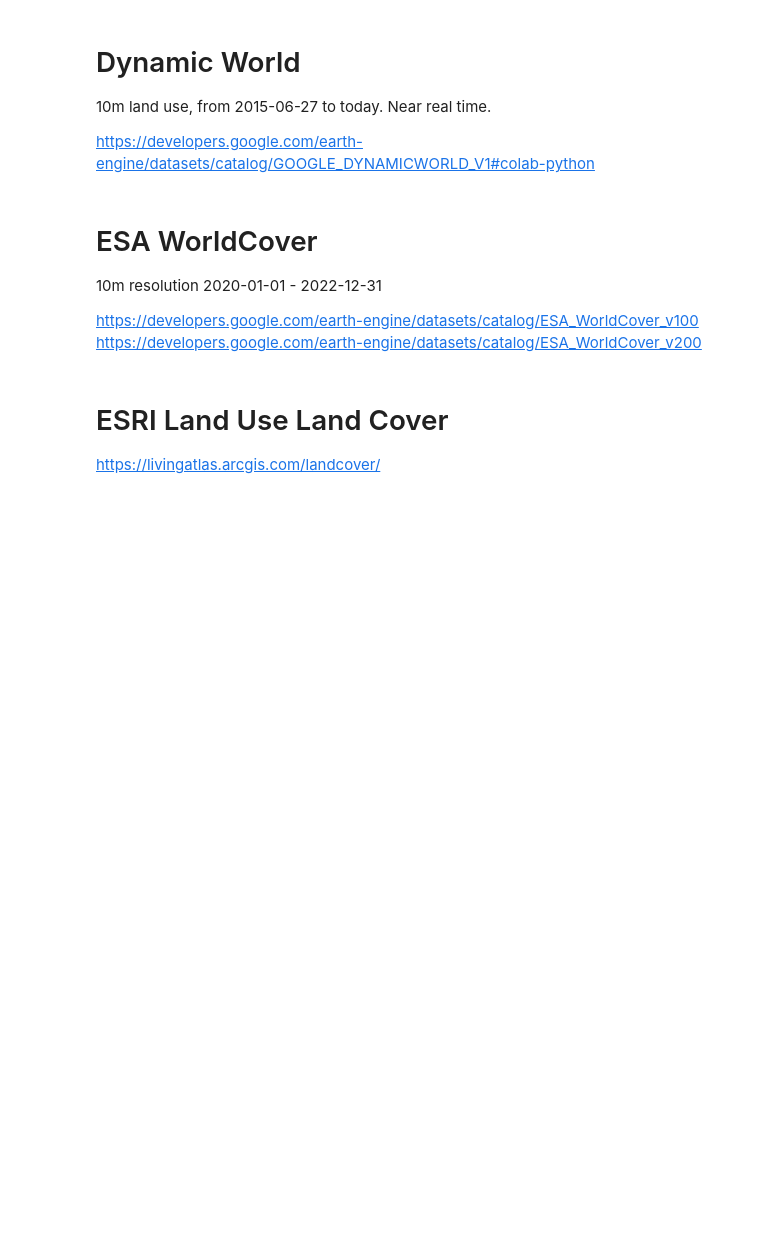
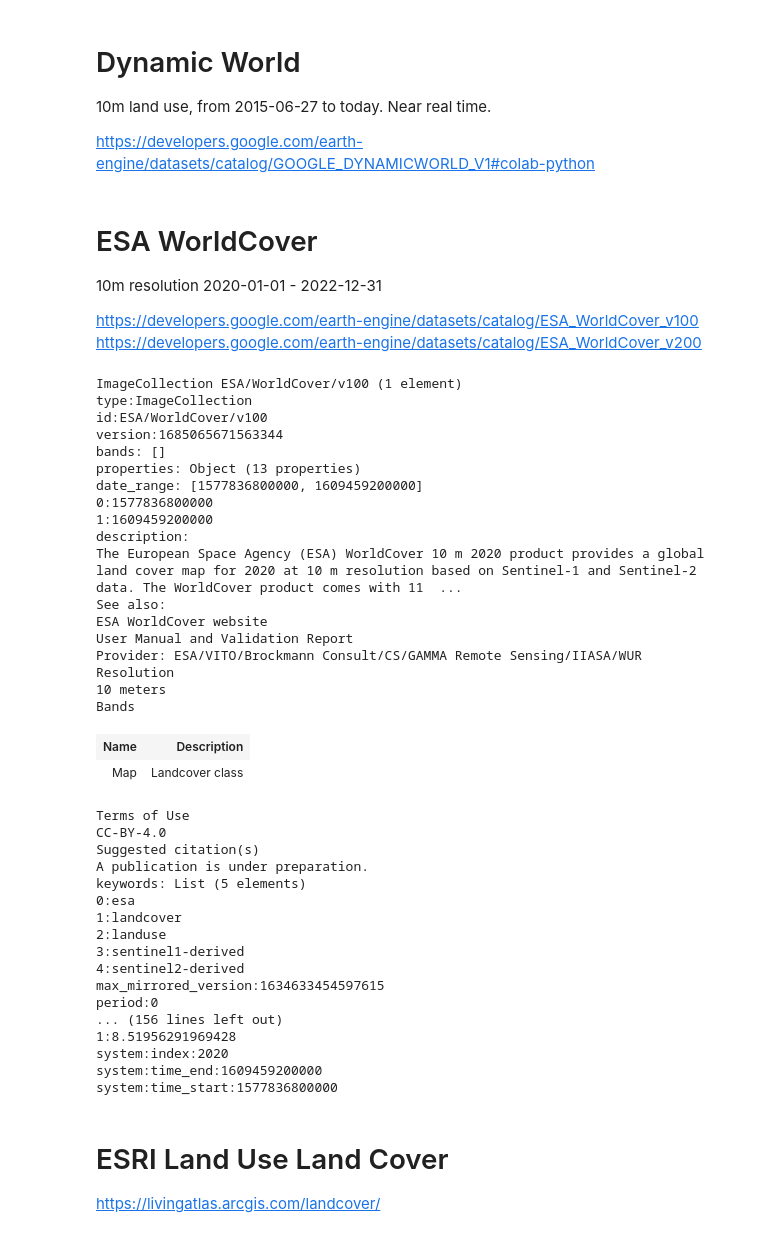
Before and after one commit to AnaZonia/piura, a Jupyter notebook: piura.ipynb, the cells around one changed output. Drawn from its saved outputs; the diff is of its cells as text; code cells hidden in the pictures; blank space fills up the shorter version.

Commit message:
did landsat on javascript. doing esa land cover

```diff
--- a/piura.ipynb
+++ b/piura.ipynb
@@ -264,6 +187,56 @@ m
 
 https://developers.google.com/earth-engine/datasets/catalog/ESA_WorldCover_v100
 https://developers.google.com/earth-engine/datasets/catalog/ESA_WorldCover_v200
+# %%
+dataset = ee.ImageCollection('ESA/WorldCover/v100').map(lambda image: image.clip(piura_shp))
+dataset
+
+# visualization = {
+#     'bands': ['Map'],
+# }
+
+# m = geemap.Map()
+# m.center_object(dataset)
+# m.add_layer(dataset, visualization, 'Landcover')
+# m
+# %% [output]
+ImageCollection ESA/WorldCover/v100 (1 element)
+type:ImageCollection
+id:ESA/WorldCover/v100
+version:1685065671563344
+bands: []
+properties: Object (13 properties)
+date_range: [1577836800000, 1609459200000]
+0:1577836800000
+1:1609459200000
+description:
+The European Space Agency (ESA) WorldCover 10 m 2020 product provides a global land cover map for 2020 at 10 m resolution based on Sentinel-1 and Sentinel-2 data. The WorldCover product comes with 11  ...
+See also:
+ESA WorldCover website
+User Manual and Validation Report
+Provider: ESA/VITO/Brockmann Consult/CS/GAMMA Remote Sensing/IIASA/WUR
+Resolution
+10 meters
+Bands
+| Name | Description |
+| Map | Landcover class |
+Terms of Use
+CC-BY-4.0
+Suggested citation(s)
+A publication is under preparation.
+keywords: List (5 elements)
+0:esa
+1:landcover
+2:landuse
+3:sentinel1-derived
+4:sentinel2-derived
+max_mirrored_version:1634633454597615
+period:0
+... (156 lines left out)
+1:8.51956291969428
+system:index:2020
+system:time_end:1609459200000
+system:time_start:1577836800000
 # %% [markdown]
 # ESRI Land Use Land Cover
 
```
Also changed, not shown: parts of 5 cells of this notebook.
